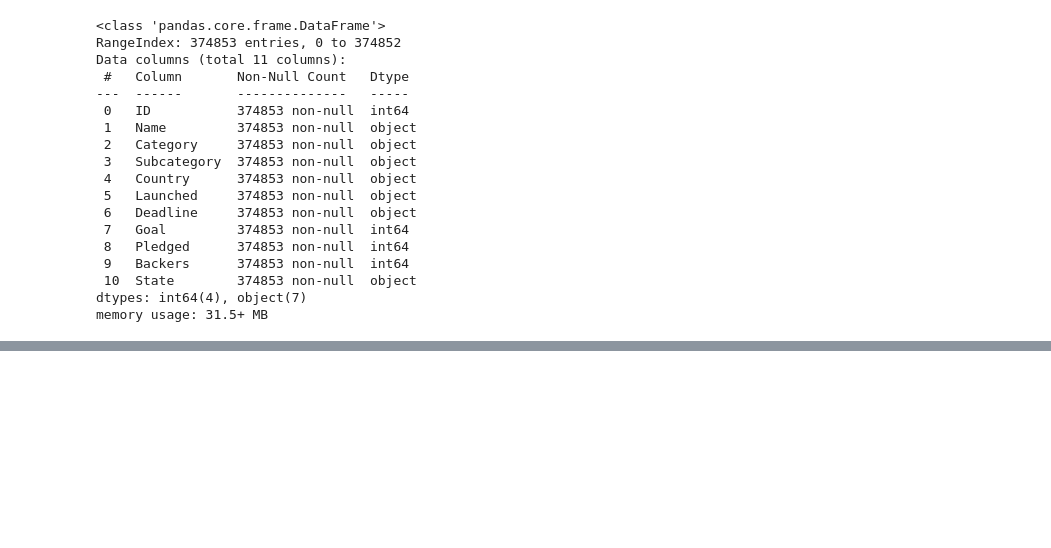
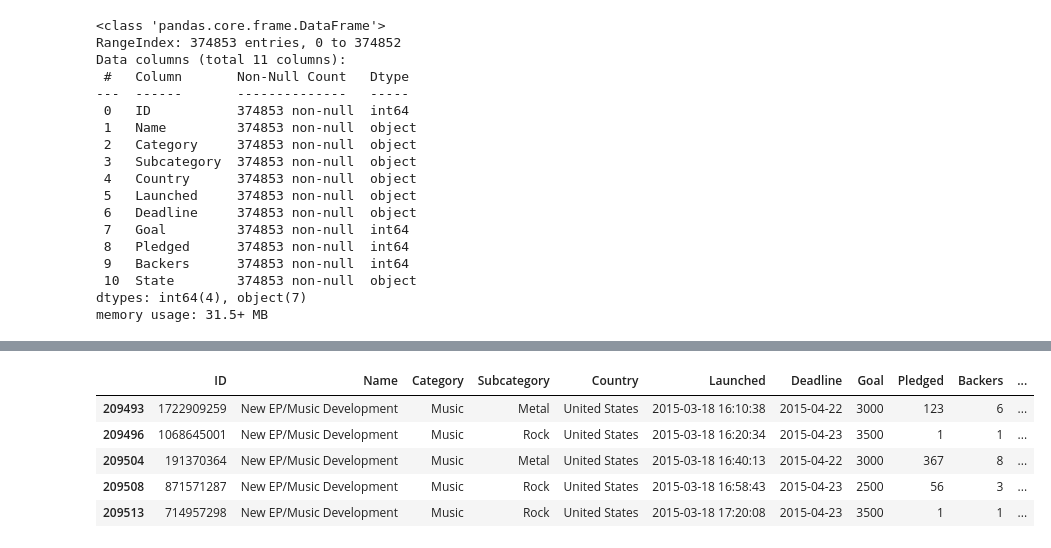
Before and after one commit to rongachoka/Kickstarter_Projects_Analysis, a Jupyter notebook: index_1.ipynb, the cells around one changed output, grey strips where cells are left out. Cells and saved outputs as stored; diff of their text form; code cells hidden in the pictures; blank space fills up the shorter version.

```diff
--- a/index_1.ipynb
+++ b/index_1.ipynb
@@ -126,0 +206,11 @@ msno.bar(kickstarter_df,color="steelblue", figsize = (10, 5), fontsize = 10);
+# %%
+## Validating some of the duplicates
+
+kickstarter_df[kickstarter_df["Name"] == "New EP/Music Development"][:5]
+# %% [output]
+|  | ID | Name | Category | Subcategory | Country | Launched | Deadline | Goal | Pledged | Backers | ... |
+| 209493 | 1722909259 | New EP/Music Development | Music | Metal | United States | 2015-03-18 16:10:38 | 2015-04-22 | 3000 | 123 | 6 | ... |
+| 209496 | 1068645001 | New EP/Music Development | Music | Rock | United States | 2015-03-18 16:20:34 | 2015-04-23 | 3500 | 1 | 1 | ... |
+| 209504 | 191370364 | New EP/Music Development | Music | Metal | United States | 2015-03-18 16:40:13 | 2015-04-22 | 3000 | 367 | 8 | ... |
+| 209508 | 871571287 | New EP/Music Development | Music | Rock | United States | 2015-03-18 16:58:43 | 2015-04-23 | 2500 | 56 | 3 | ... |
+| 209513 | 714957298 | New EP/Music Development | Music | Rock | United States | 2015-03-18 17:20:08 | 2015-04-23 | 3500 | 1 | 1 | ... |
```
Also changed, not shown: parts of 19 cells of this notebook.
